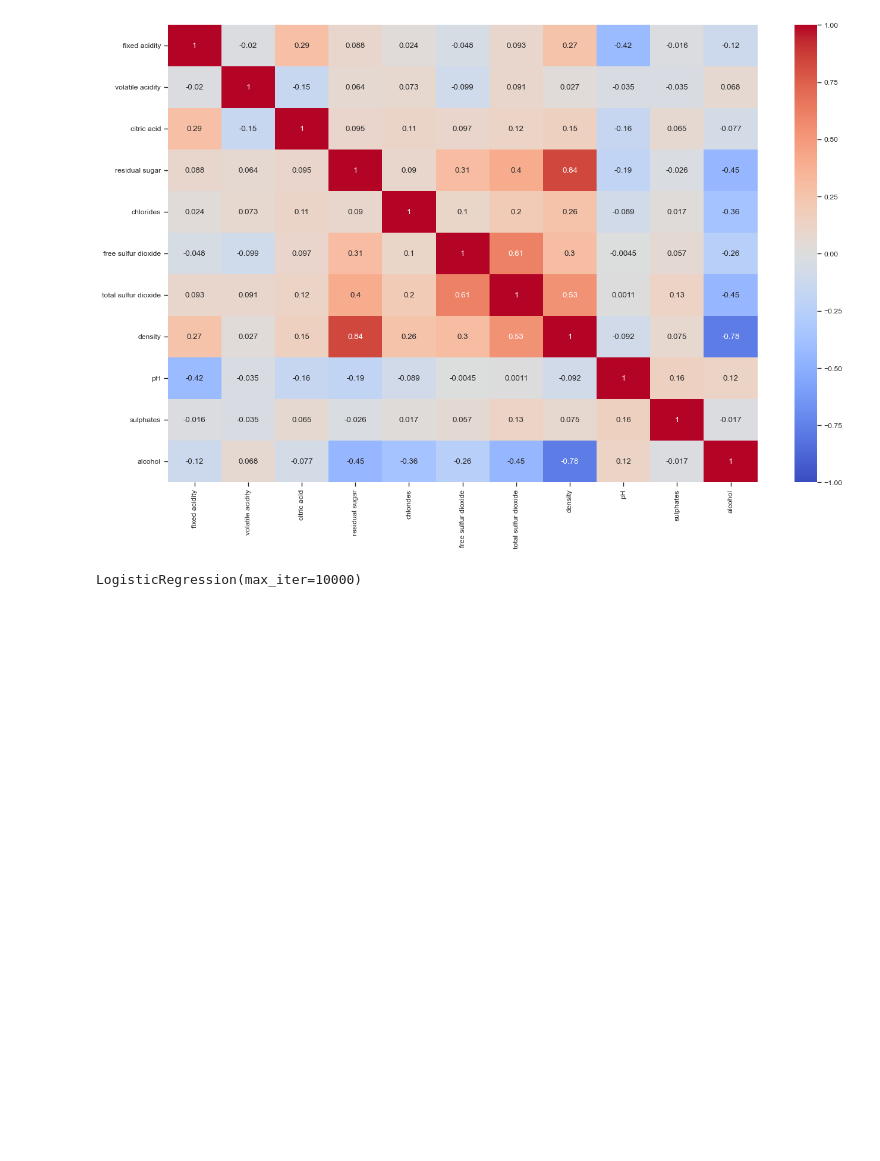
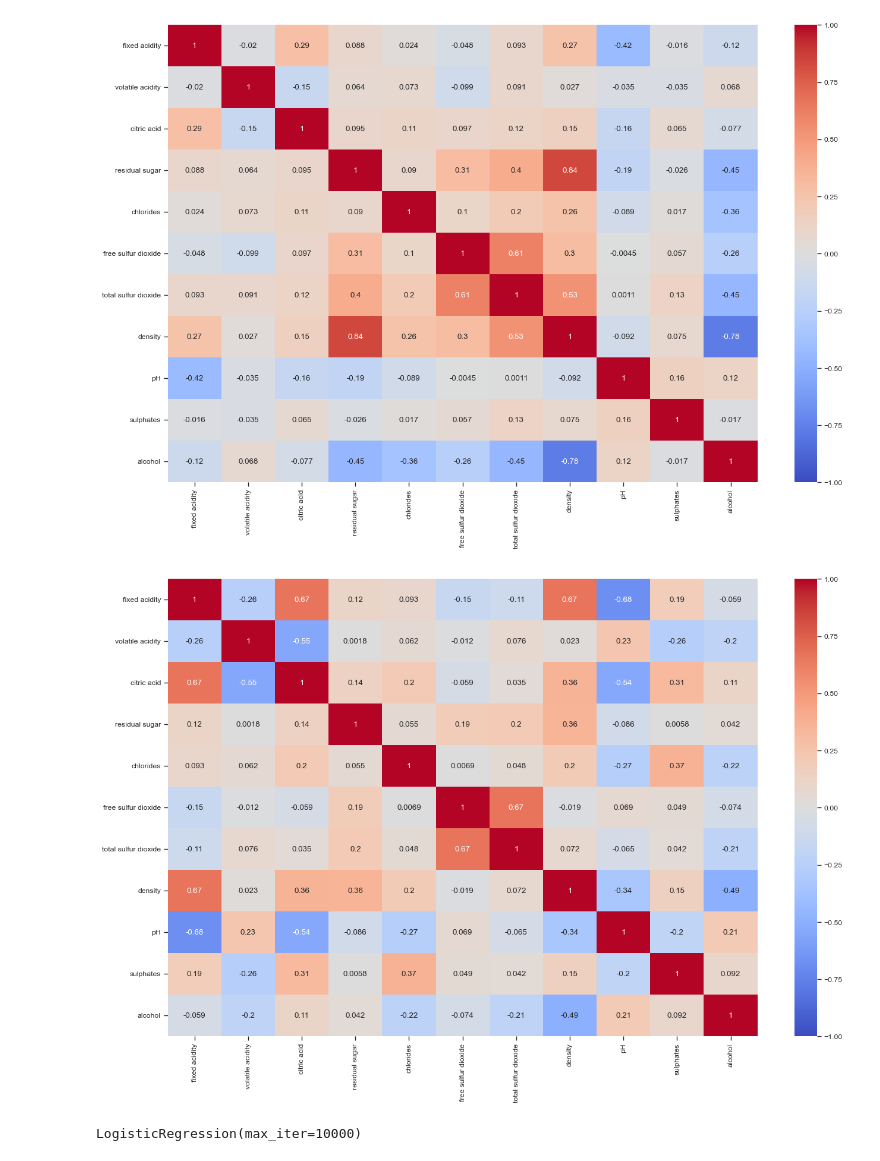
Before and after one commit to FabioRochaPoeta/wine-case, a Jupyter notebook: analisando-db-vinho-branco.ipynb, the cells around one changed output. Saved outputs shown, nothing was run; the diff lists cells and outputs as text; code cells hidden in the pictures; blank space fills up the shorter version.

```diff
--- a/analisando-db-vinho-branco.ipynb
+++ b/analisando-db-vinho-branco.ipynb
@@ -321,3 +404,10 @@ df_white = df_white.drop(index = outlier)
+# %%
+# Dropando free sulfer dioxide >250 - Possível Outlier mais claro
+## Com mais tempo, rever isso de forma mais científica
+
+outlier = df_red[df_red['free sulfur dioxide'] > 250 ].index
+
+df_red = df_red.drop(index = outlier)
 # %%
 # Iniciando regressão logística
 
@@ -339,6 +429,11 @@ fig, ax = plt.subplots(1, 1, figsize=(16, 10))
 sns.heatmap(df_white[vars].corr(), vmax=1, vmin=-1, annot=True, ax=ax, cmap="coolwarm");
 # %% [output]
 [figure]
+# %%
+fig, ax = plt.subplots(1, 1, figsize=(16, 10))
+sns.heatmap(df_red[vars].corr(), vmax=1, vmin=-1, annot=True, ax=ax, cmap="coolwarm");
+# %% [output]
+[figure, added]
 # %%
 X_train, X_test, y_train, y_test = train_test_split(df_white[vars],
                                                     df_white['opinion'],
```
Also changed, not shown: parts of 36 cells of this notebook, 3 other files.
